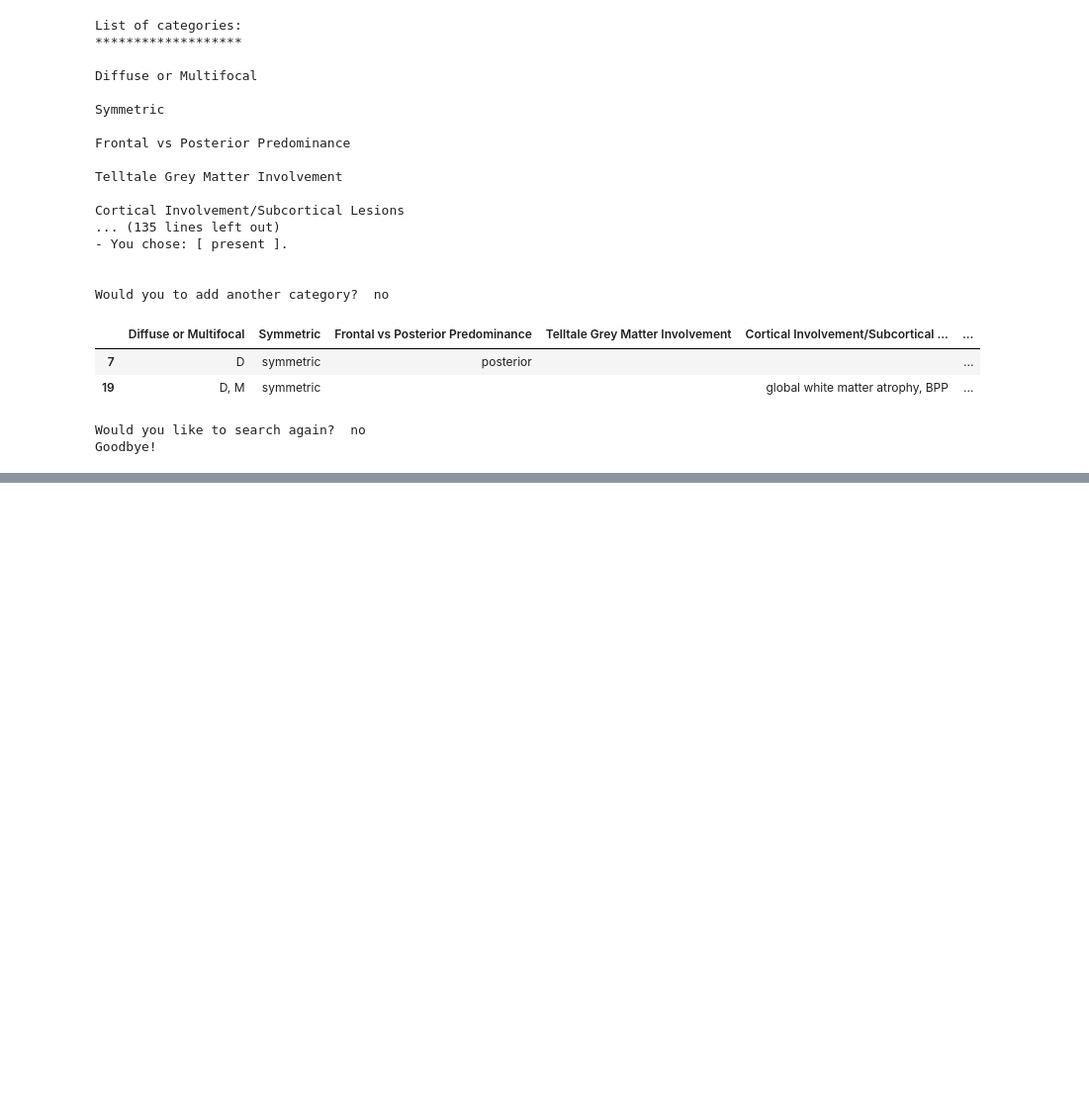
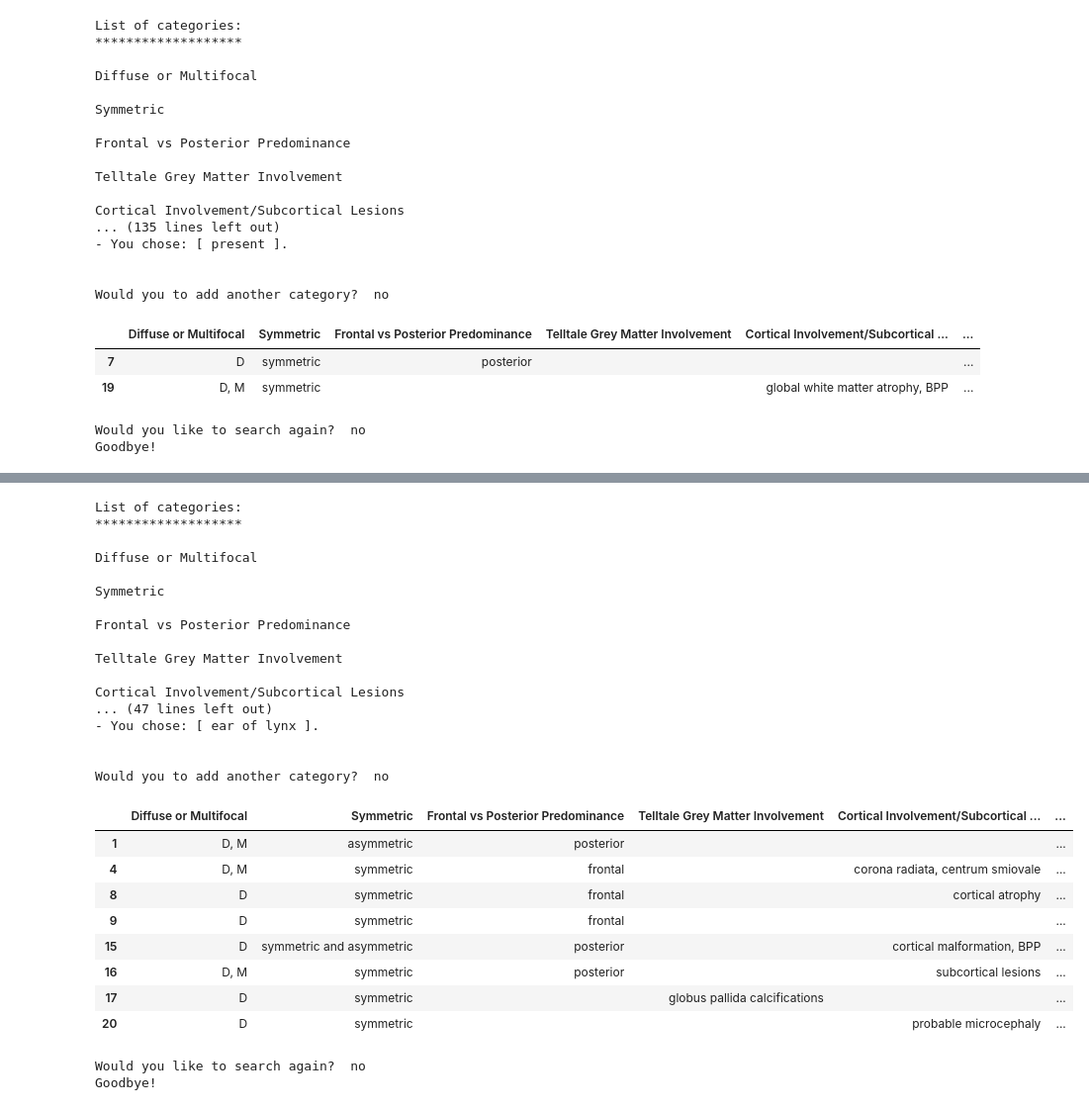
Before and after one commit to aley-1998/Imaging-based-diagnostic-algorithm-for-HSP-s-with-associated-white-matter-abnormalities., a Jupyter notebook: hsp.ipynb, the cells around one changed output, grey strips where cells are left out. Shown at 99% size. Drawn from its saved outputs; the diff is of its cells as text; code cells hidden in the pictures; blank space fills up the shorter version.

Commit message:
Version 2
- Invalid input handling
- OR search logic (values of interest)
- Keyboard interrupt

```diff
--- a/hsp.ipynb
+++ b/hsp.ipynb
@@ -378,0 +754,32 @@ Goodbye!
+# %%
+# version 2
+run_version2()
+# %% [output]
+List of categories:
+*******************
+
+Diffuse or Multifocal
+
+Symmetric
+
+Frontal vs Posterior Predominance
+
+Telltale Grey Matter Involvement
+
+Cortical Involvement/Subcortical Lesions
+... (47 lines left out)
+- You chose: [ ear of lynx ].
+
+
+Would you to add another category?  no
+|  | Diffuse or Multifocal | Symmetric | Frontal vs Posterior Predominance | Telltale Grey Matter Involvement | Cortical Involvement/Subcortical ... | ... |
+| 1 | D, M | asymmetric | posterior |  |  | ... |
+| 4 | D, M | symmetric | frontal |  | corona radiata, centrum smiovale | ... |
+| 8 | D | symmetric | frontal |  | cortical atrophy | ... |
+| 9 | D | symmetric | frontal |  |  | ... |
+| 15 | D | symmetric and asymmetric | posterior |  | cortical malformation, BPP | ... |
+| 16 | D, M | symmetric | posterior |  | subcortical lesions | ... |
+| 17 | D | symmetric |  | globus pallida calcifications |  | ... |
+| 20 | D | symmetric |  |  | probable microcephaly | ... |
+Would you like to search again?  no
+Goodbye!
```
Also changed, not shown: parts of 20 cells of this notebook.
